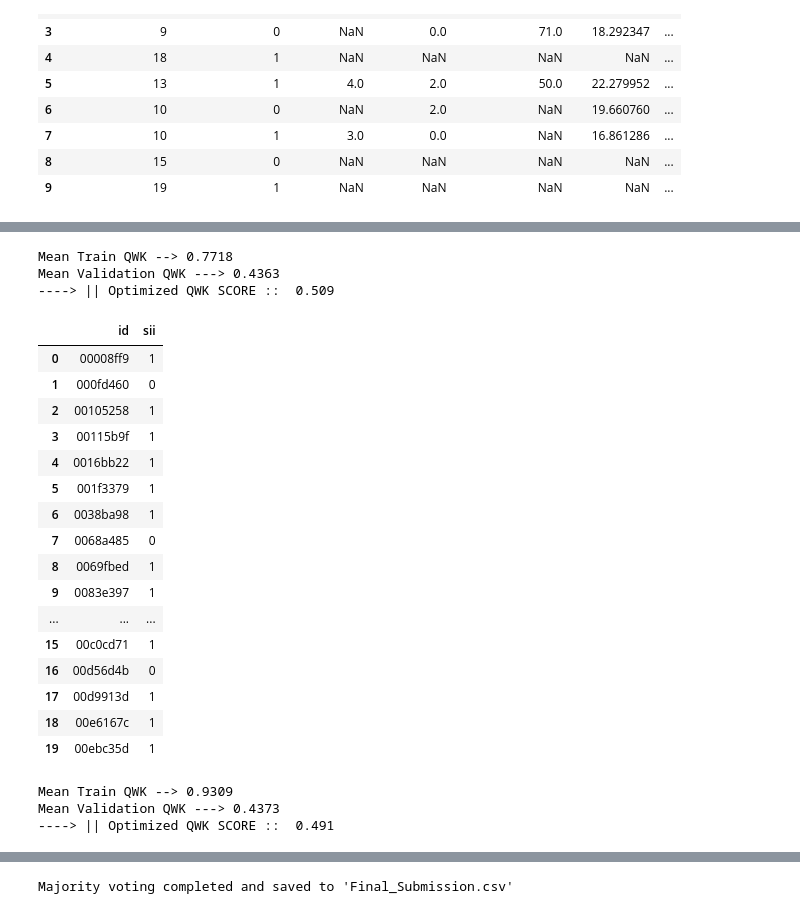
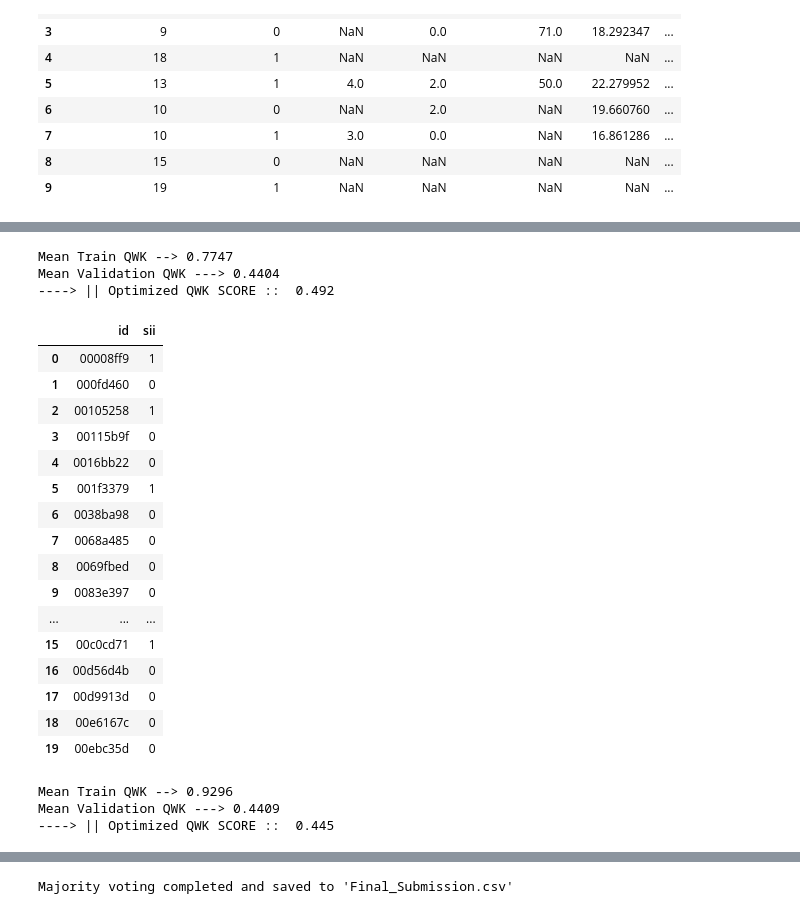
Before and after one commit to bonesclarke/PIU-Autoencoder, a Jupyter notebook: PIU-Notebook - Sparse Autoencoder.ipynb, the cells around one changed output, grey strips where cells are left out. Saved outputs shown, nothing was run; the diff lists cells and outputs as text; code cells hidden in the pictures.

```diff
--- a/PIU-Notebook - Sparse Autoencoder.ipynb
+++ b/PIU-Notebook - Sparse Autoencoder.ipynb
@@ -781,11 +781,11 @@ featuresCols = ['Basic_Demos-Enroll_Season', 'Basic_Demos-Age', 'Basic_Demos-Sex
                 'FGC-FGC_GSND_Zone', 'FGC-FGC_GSD', 'FGC-FGC_GSD_Zone', 'FGC-FGC_PU',
                 'FGC-FGC_PU_Zone', 'FGC-FGC_SRL', 'FGC-FGC_SRL_Zone', 'FGC-FGC_SRR',
                 'FGC-FGC_SRR_Zone', 'FGC-FGC_TL', 'FGC-FGC_TL_Zone', 'BIA-Season',
-                'BIA-BIA_Activity_Level_num', 'BIA-BIA_BMC', 'BIA-BIA_BMI',
-                'BIA-BIA_BMR', 'BIA-BIA_DEE', 'BIA-BIA_ECW', 'BIA-BIA_FFM',
-                'BIA-BIA_FFMI', 'BIA-BIA_FMI', 'BIA-BIA_Fat', 'BIA-BIA_Frame_num',
-                'BIA-BIA_ICW', 'BIA-BIA_LDM', 'BIA-BIA_LST', 'BIA-BIA_SMM',
-                'BIA-BIA_TBW', 'PAQ_A-Season', 'PAQ_A-PAQ_A_Total', 'PAQ_C-Season',
+                'BIA-BIA_Activity_Level_num', 'BIA-BIA_BMC_boxcox', 'BIA-BIA_BMI',
+                'BIA-BIA_BMR_boxcox', 'BIA-BIA_DEE_boxcox', 'BIA-BIA_ECW_boxcox', 'BIA-BIA_FFM_boxcox',
+                'BIA-BIA_FFMI_boxcox', 'BIA-BIA_FMI_boxcox', 'BIA-BIA_Fat', 'BIA-BIA_Frame_num',
+                'BIA-BIA_ICW_boxcox', 'BIA-BIA_LDM_boxcox', 'BIA-BIA_LST_boxcox', 'BIA-BIA_SMM',
+                'BIA-BIA_TBW_boxcox', 'PAQ_A-Season', 'PAQ_A-PAQ_A_Total', 'PAQ_C-Season',
                 'PAQ_C-PAQ_C_Total', 'SDS-Season', 'SDS-SDS_Total_Raw',
                 'SDS-SDS_Total_T', 'PreInt_EduHx-Season',
                 'PreInt_EduHx-computerinternet_hoursday', 'sii']
@@ -805,11 +805,11 @@ featuresCols = ['Basic_Demos-Enroll_Season', 'Basic_Demos-Age', 'Basic_Demos-Sex
                 'FGC-FGC_GSND_Zone', 'FGC-FGC_GSD', 'FGC-FGC_GSD_Zone', 'FGC-FGC_PU',
                 'FGC-FGC_PU_Zone', 'FGC-FGC_SRL', 'FGC-FGC_SRL_Zone', 'FGC-FGC_SRR',
                 'FGC-FGC_SRR_Zone', 'FGC-FGC_TL', 'FGC-FGC_TL_Zone', 'BIA-Season',
-                'BIA-BIA_Activity_Level_num', 'BIA-BIA_BMC', 'BIA-BIA_BMI',
-                'BIA-BIA_BMR', 'BIA-BIA_DEE', 'BIA-BIA_ECW', 'BIA-BIA_FFM',
-                'BIA-BIA_FFMI', 'BIA-BIA_FMI', 'BIA-BIA_Fat', 'BIA-BIA_Frame_num',
-                'BIA-BIA_ICW', 'BIA-BIA_LDM', 'BIA-BIA_LST', 'BIA-BIA_SMM',
-                'BIA-BIA_TBW', 'PAQ_A-Season', 'PAQ_A-PAQ_A_Total', 'PAQ_C-Season',
+                'BIA-BIA_Activity_Level_num', 'BIA-BIA_BMC_boxcox', 'BIA-BIA_BMI',
+                'BIA-BIA_BMR_boxcox', 'BIA-BIA_DEE_boxcox', 'BIA-BIA_ECW_boxcox', 'BIA-BIA_FFM_boxcox',
+                'BIA-BIA_FFMI_boxcox', 'BIA-BIA_FMI_boxcox', 'BIA-BIA_Fat', 'BIA-BIA_Frame_num',
+                'BIA-BIA_ICW_boxcox', 'BIA-BIA_LDM_boxcox', 'BIA-BIA_LST_boxcox', 'BIA-BIA_SMM',
+                'BIA-BIA_TBW_boxcox', 'PAQ_A-Season', 'PAQ_A-PAQ_A_Total', 'PAQ_C-Season',
                 'PAQ_C-PAQ_C_Total', 'SDS-Season', 'SDS-SDS_Total_Raw',
                 'SDS-SDS_Total_T', 'PreInt_EduHx-Season',
                 'PreInt_EduHx-computerinternet_hoursday']
@@ -948,49 +948,49 @@ CatBoost_Params = {
     'iterations': 200,
     'random_seed': SEED,
     'cat_features': cat_c,
     'verbose': 0,
     'l2_leaf_reg': 10  # Increase this value
 }
 
 # Create model instances
 Light = LGBMRegressor(**Params, random_state=SEED, verbose=-1, n_estimators=300)
 XGB_Model = XGBRegressor(**XGB_Params)
 CatBoost_Model = CatBoostRegressor(**CatBoost_Params)
 
 # Combine models using Voting Regressor
 voting_model = VotingRegressor(estimators=[
     ('lightgbm', Light),
     ('xgboost', XGB_Model),
     ('catboost', CatBoost_Model)
 ])
 
 # Train the ensemble model
 Submission2 = TrainML(voting_model, test2)
 
 # Save submission
 Submission2.to_csv('submission_2.csv', index=False)
 Submission2
 # %% [output]
-Mean Train QWK --> 0.7718
-Mean Validation QWK ---> 0.4363
-----> || Optimized QWK SCORE ::  0.509
+Mean Train QWK --> 0.7747
+Mean Validation QWK ---> 0.4404
+----> || Optimized QWK SCORE ::  0.492
 |  | id | sii |
 | 0 | 00008ff9 | 1 |
 | 1 | 000fd460 | 0 |
 | 2 | 00105258 | 1 |
-| 3 | 00115b9f | 1 |
-| 4 | 0016bb22 | 1 |
+| 3 | 00115b9f | 0 |
+| 4 | 0016bb22 | 0 |
 | 5 | 001f3379 | 1 |
-| 6 | 0038ba98 | 1 |
+| 6 | 0038ba98 | 0 |
 | 7 | 0068a485 | 0 |
-| 8 | 0069fbed | 1 |
-| 9 | 0083e397 | 1 |
+| 8 | 0069fbed | 0 |
+| 9 | 0083e397 | 0 |
 | ... | ... | ... |
 | 15 | 00c0cd71 | 1 |
 | 16 | 00d56d4b | 0 |
-| 17 | 00d9913d | 1 |
-| 18 | 00e6167c | 1 |
-| 19 | 00ebc35d | 1 |
+| 17 | 00d9913d | 0 |
+| 18 | 00e6167c | 0 |
+| 19 | 00ebc35d | 0 |
 # %%
 # Submission 3
 time_series_cols = [
@@ -1143,9 +1143,9 @@ ensemble = VotingRegressor(estimators=[
 
 Submission3 = TrainML(ensemble, test3)
 # %% [output]
-Mean Train QWK --> 0.9309
-Mean Validation QWK ---> 0.4373
-----> || Optimized QWK SCORE ::  0.491
+Mean Train QWK --> 0.9296
+Mean Validation QWK ---> 0.4409
+----> || Optimized QWK SCORE ::  0.445
 # %%
 Submission3 = pd.DataFrame({
     'id': sample['id'],
```
Also changed, not shown: parts of 7 cells of this notebook, 9 other files.
